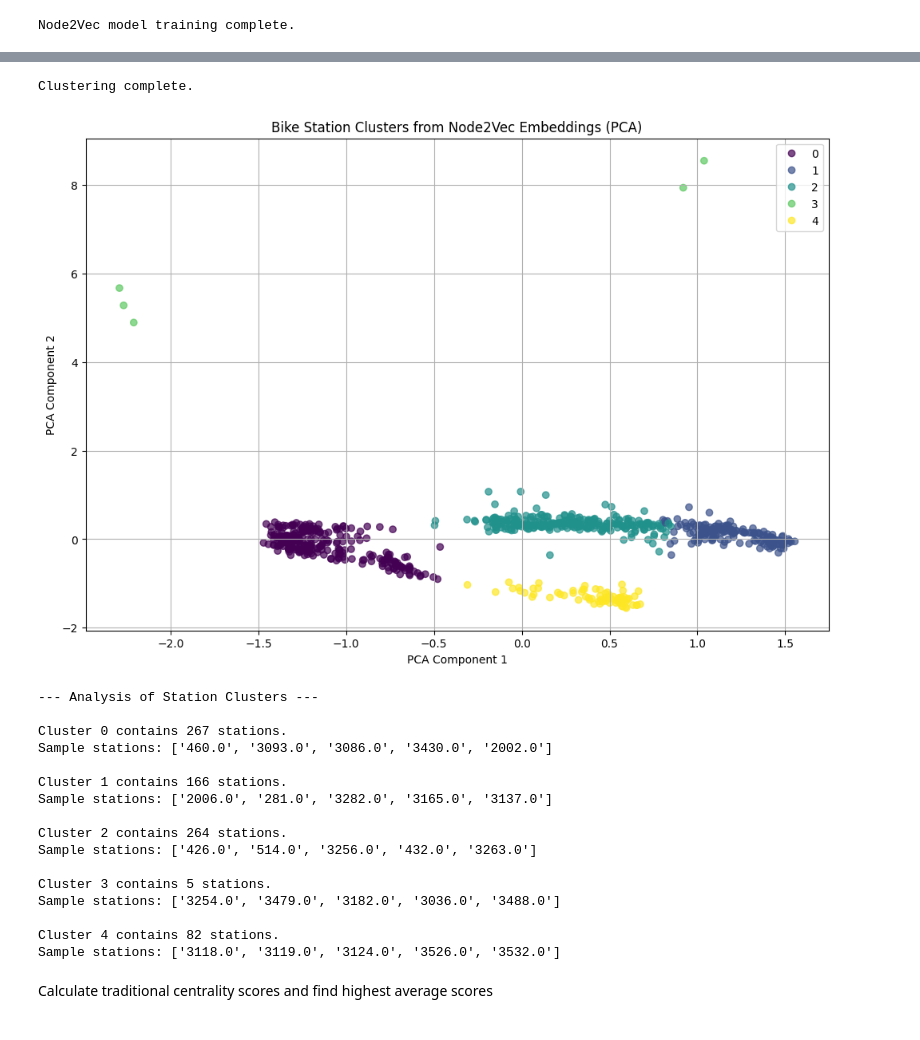
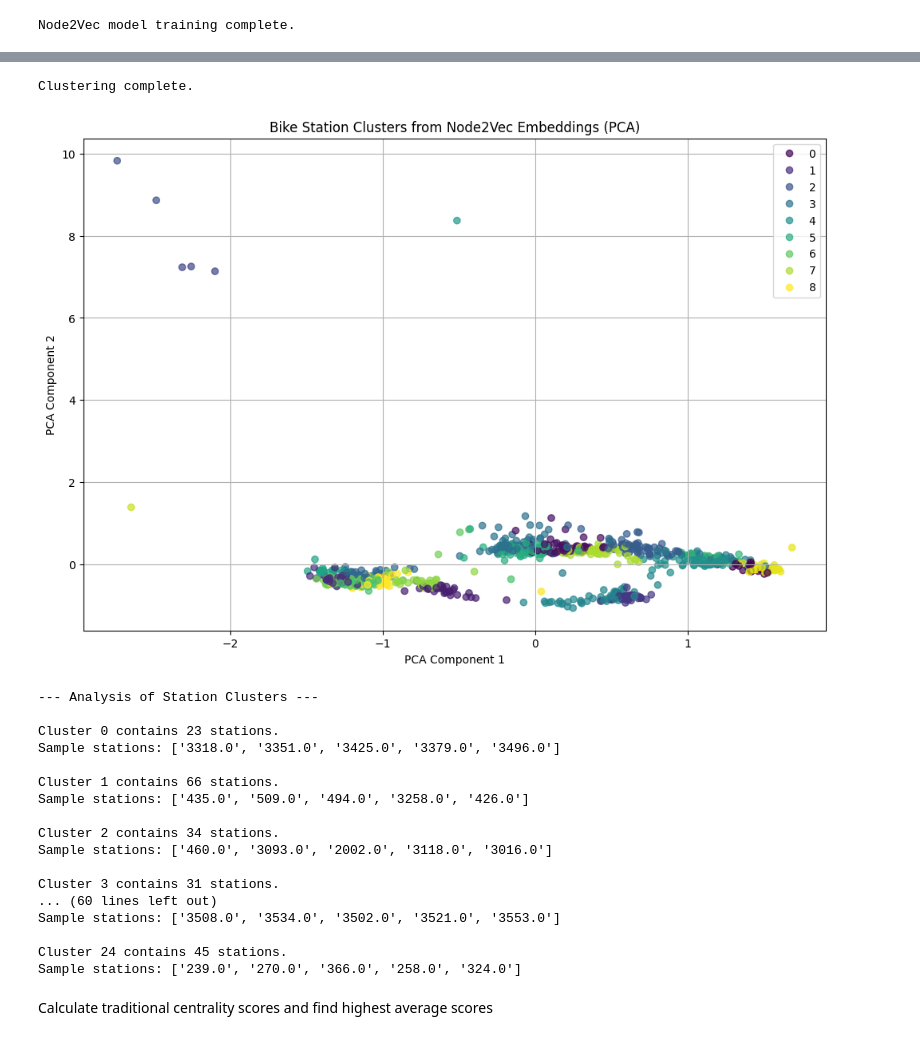
Before and after one commit to Andrejj23/city-bike, a Jupyter notebook: Vasilis/embeddings.ipynb, the cells around one changed output, grey strips where cells are left out. Saved outputs shown, nothing was run; the diff lists cells and outputs as text; code cells hidden in the pictures.

```diff
--- a/Vasilis/embeddings.ipynb
+++ b/Vasilis/embeddings.ipynb
@@ -14,7 +19,8 @@ from sklearn.decomposition import PCA
+# %%
+# --- Step 1: Load the graphs ---
+G = nx.read_gexf('monthly_graphs/graph_2018_month01.gexf')
+#G = nx.read_gexf('2018_graph/graph_2018.gexf')
 # %%
-
-G = nx.read_gexf('monthly_graphs/graph_2018_month07.gexf')
-
 # --- Step 2: Calculate Node Degrees ---
 degrees = [G.degree(n) for n in G.nodes()]
 
@@ -89,0 +122,30 @@ Node2Vec model training complete.
+# %%
+# --- Step 1: Run K-Means for a Range of k Values ---
+
+# We will test k values from 2 up to 15
+k_range = [5,10,15,20,25,30,35,40,45,50,55,60,65,70,75,80]
+inertias = []
+
+print("Calculating inertia for k values from 5 to 25...")
+
+for k in k_range:
+    # Initialize and fit the K-Means model for the current k
+    kmeans = KMeans(n_clusters=k, random_state=42, n_init=10)
+    kmeans.fit(embedding_vectors)
+
+    # Append the inertia (sum of squared distances) to our list
+    inertias.append(kmeans.inertia_)
+    print(f"  k={k}, Inertia={kmeans.inertia_:.2f}")
+
+
+# --- Step 2: Plot the Elbow Curve ---
+
+plt.figure(figsize=(12, 7))
+plt.plot(k_range, inertias, marker='o', linestyle='--')
+
+plt.title('Elbow Method for Optimal k', fontsize=16)
+plt.xlabel('Number of Clusters (k)', fontsize=12)
+plt.ylabel('Inertia (Sum of Squared Distances)', fontsize=12)
+plt.xticks(k_range)
+plt.grid(True)
+plt.show()
@@ -90,53 +171,55 @@ Node2Vec model training complete.
 # %%
 # --- Step 3: Analyze the Embeddings with Clustering ---
 
 # 1. Cluster the embeddings using K-Means to find groups of similar stations
-kmeans = KMeans(n_clusters=5, random_state=42, n_init=10)
+num_clusters = 25
+kmeans = KMeans(n_clusters=num_clusters, random_state=1, n_init=10)
 clusters = kmeans.fit_predict(embedding_vectors)
 print("Clustering complete.")
 
 # 2. Use PCA to reduce the embedding dimensions for visualization
 pca = PCA(n_components=2)
 embeddings_2d = pca.fit_transform(embedding_vectors)
 
 # 3. Visualize the clustered embeddings
 plt.figure(figsize=(12, 8))
 scatter = plt.scatter(embeddings_2d[:, 0], embeddings_2d[:, 1], c=clusters, cmap='viridis', alpha=0.7)
 plt.title('Bike Station Clusters from Node2Vec Embeddings (PCA)')
 plt.xlabel('PCA Component 1')
 plt.ylabel('PCA Component 2')
-plt.legend(handles=scatter.legend_elements()[0], labels=range(5))
+plt.legend(handles=scatter.legend_elements()[0], labels=range(num_clusters))
 plt.grid(True)
 plt.show()
 
 
 # --- Step 4: Inspect the Clusters ---
 results = pd.DataFrame({'station_id': nodes, 'cluster': clusters})
 
 print("\n--- Analysis of Station Clusters ---")
-for i in range(5):
+for i in range(num_clusters):
     cluster_nodes = results[results['cluster'] == i]['station_id'].tolist()
     print(f"\nCluster {i} contains {len(cluster_nodes)} stations.")
     print(f"Sample stations: {cluster_nodes[:5]}") # Uncomment to view some station IDs in the cluster
 # %% [output]
 Clustering complete.
-[figure, old version]
+[figure, new version]
 --- Analysis of Station Clusters ---
 
-Cluster 0 contains 267 stations.
-Sample stations: ['460.0', '3093.0', '3086.0', '3430.0', '2002.0']
+Cluster 0 contains 23 stations.
+Sample stations: ['3318.0', '3351.0', '3425.0', '3379.0', '3496.0']
 
-Cluster 1 contains 166 stations.
-Sample stations: ['2006.0', '281.0', '3282.0', '3165.0', '3137.0']
+Cluster 1 contains 66 stations.
+Sample stations: ['435.0', '509.0', '494.0', '3258.0', '426.0']
 
-Cluster 2 contains 264 stations.
-Sample stations: ['426.0', '514.0', '3256.0', '432.0', '3263.0']
+Cluster 2 contains 34 stations.
+Sample stations: ['460.0', '3093.0', '2002.0', '3118.0', '3016.0']
 
-Cluster 3 contains 5 stations.
-Sample stations: ['3254.0', '3479.0', '3182.0', '3036.0', '3488.0']
+Cluster 3 contains 31 stations.
+... (60 lines left out)
+Sample stations: ['3508.0', '3534.0', '3502.0', '3521.0', '3553.0']
 
-Cluster 4 contains 82 stations.
-Sample stations: ['3118.0', '3119.0', '3124.0', '3526.0', '3532.0']
+Cluster 24 contains 45 stations.
+Sample stations: ['239.0', '270.0', '366.0', '258.0', '324.0']
 # %% [markdown]
 Calculate traditional centrality scores and find highest average scores
 # %%
```
Also changed, not shown: parts of 14 cells of this notebook, 3 other files.
